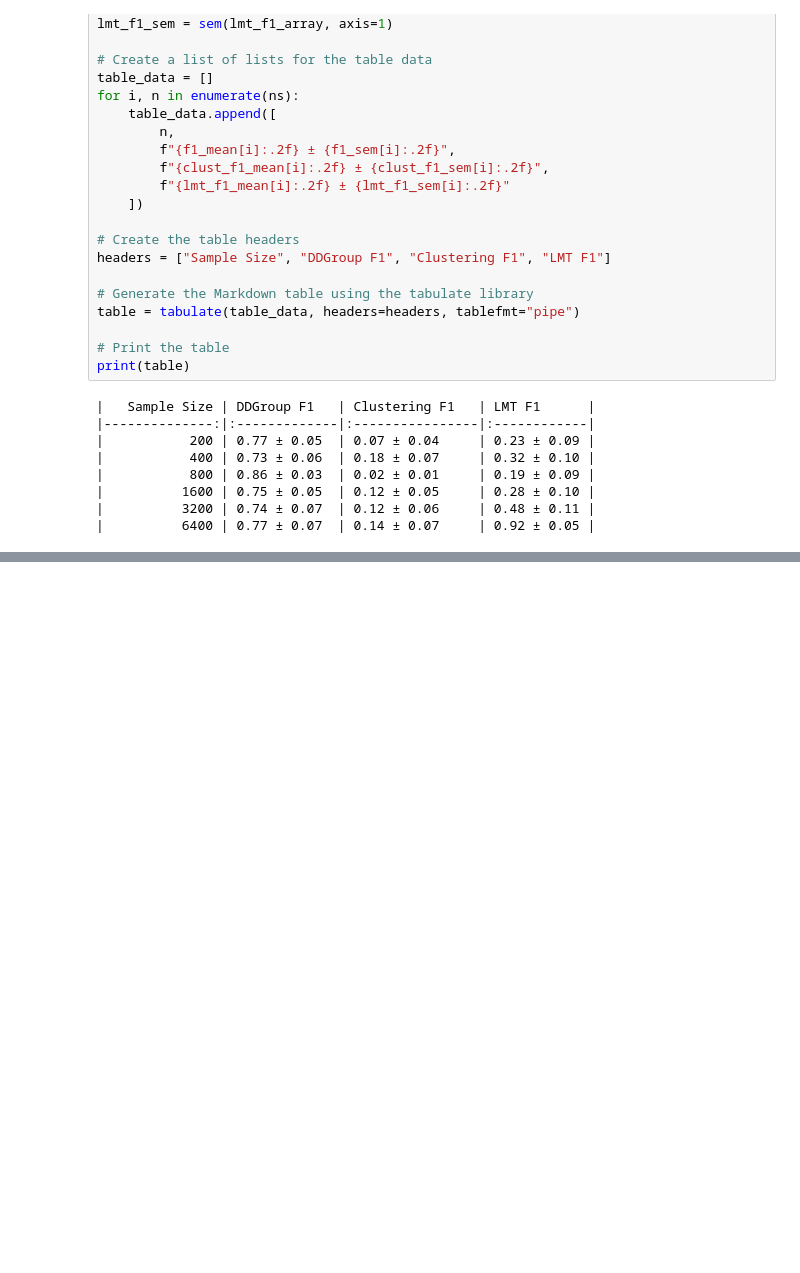
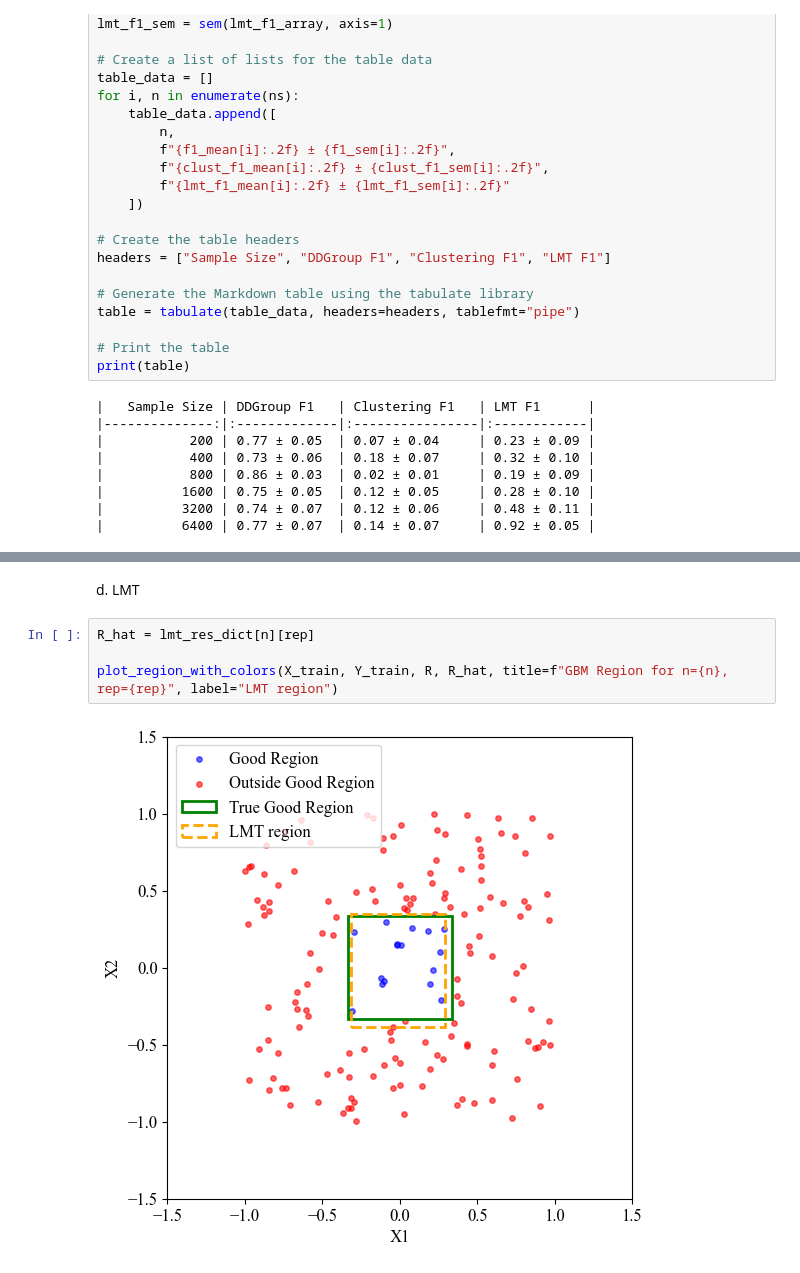
Before and after one commit to olivervu25/Assignment2_MXN442, a Jupyter notebook: performance_vs_n.ipynb, the cells around one changed output, grey strips where cells are left out. Drawn from its saved outputs; the diff is of its cells as text; blank space fills up the shorter version.

```diff
--- a/performance_vs_n.ipynb
+++ b/performance_vs_n.ipynb
@@ -736,0 +786,8 @@ print(table)
+# %% [markdown]
+d. LMT
+# %%
+R_hat = lmt_res_dict[n][rep]
+
+plot_region_with_colors(X_train, Y_train, R, R_hat, title=f"GBM Region for n={n}, rep={rep}", label="LMT region")
+# %% [output]
+[figure, added]
```
Also changed, not shown: parts of 41 cells of this notebook, 9 other files.
